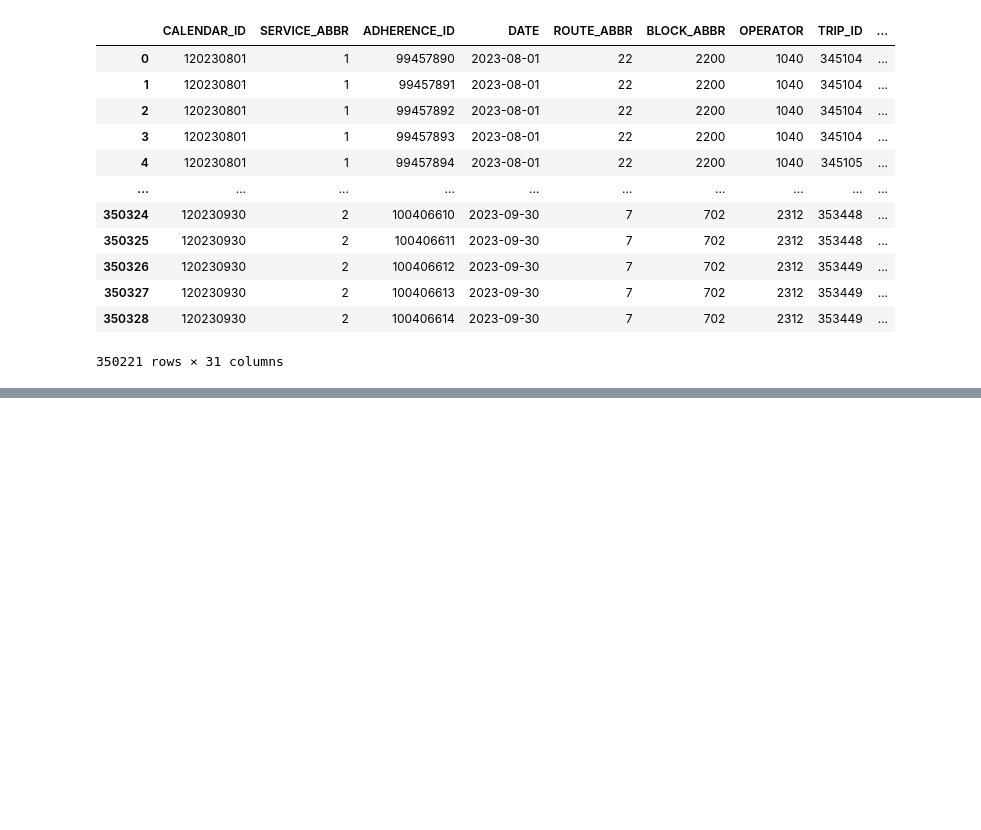
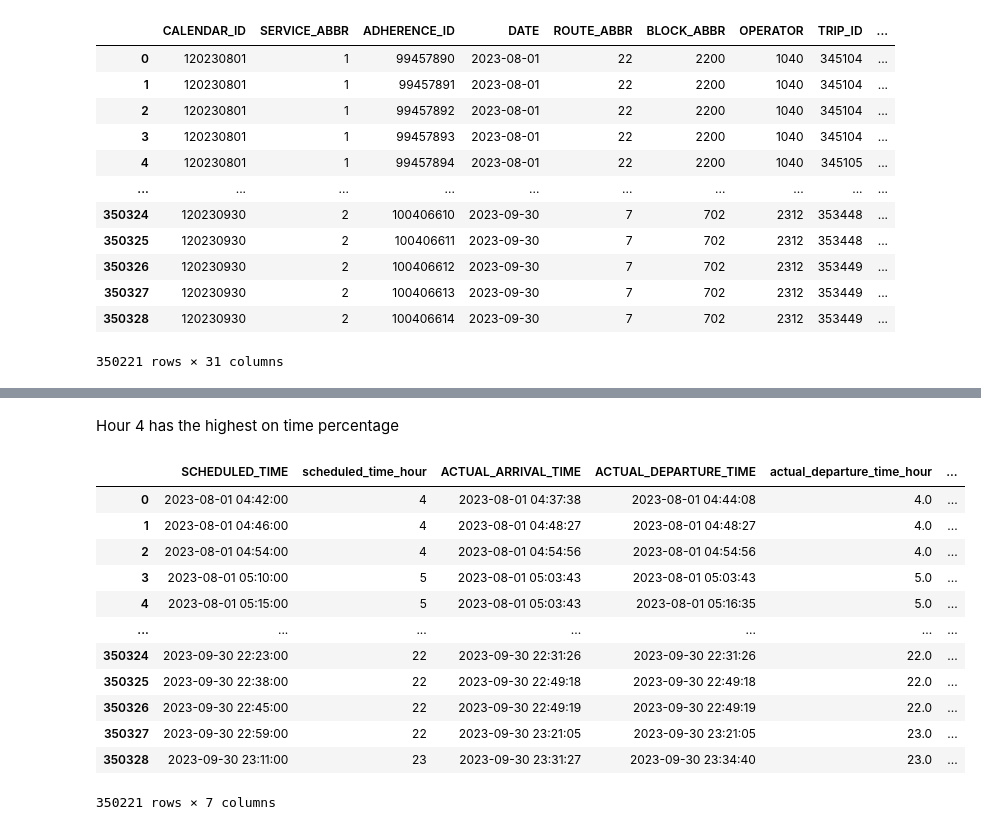
Before and after one commit to NSS-Data-Analytics-Cohort-11/wego-the-great-khans, a Jupyter notebook: notebooks/wego.ipynb, the cells around one changed output, grey strips where cells are left out. Saved outputs shown, nothing was run; the diff lists cells and outputs as text; code cells hidden in the pictures; blank space fills up the shorter version.

```diff
--- a/notebooks/wego.ipynb
+++ b/notebooks/wego.ipynb
@@ -172,0 +446,2 @@ from_downtown['HDWY_DEV_PERCENT'].mean()
+# %%
+wego_clean['SCHEDULED_TIME'] = pd.to_datetime(wego_clean['SCHEDULED_TIME'])
@@ -172,0 +503,2 @@ from_downtown['HDWY_DEV_PERCENT'].mean()
+# %%
+wego_clean['DAY_OF_WEEK'] = wego_clean['SCHEDULED_TIME'].dt.dayofweek  # Monday=0, Sunday=6
@@ -172,0 +593,2 @@ from_downtown['HDWY_DEV_PERCENT'].mean()
+# %%
+wego_clean['scheduled_time_hour'] = wego_clean['SCHEDULED_TIME'].dt.hour
@@ -172,0 +601,2 @@ from_downtown['HDWY_DEV_PERCENT'].mean()
+# %%
+wego_clean['actual_departure_time_hour'] = wego_clean['ACTUAL_DEPARTURE_TIME'].dt.hour
@@ -172,0 +672,18 @@ from_downtown['HDWY_DEV_PERCENT'].mean()
+# %% [markdown]
+Hour 4 has the highest on time percentage
+# %%
+wego_clean[['SCHEDULED_TIME', 'scheduled_time_hour', 'ACTUAL_ARRIVAL_TIME', 'ACTUAL_DEPARTURE_TIME', 'actual_departure_time_hour', 'DAY_OF_WEEK', 'ADHERENCE']]
+# %% [output]
+|  | SCHEDULED_TIME | scheduled_time_hour | ACTUAL_ARRIVAL_TIME | ACTUAL_DEPARTURE_TIME | actual_departure_time_hour | ... |
+| 0 | 2023-08-01 04:42:00 | 4 | 2023-08-01 04:37:38 | 2023-08-01 04:44:08 | 4.0 | ... |
+| 1 | 2023-08-01 04:46:00 | 4 | 2023-08-01 04:48:27 | 2023-08-01 04:48:27 | 4.0 | ... |
+| 2 | 2023-08-01 04:54:00 | 4 | 2023-08-01 04:54:56 | 2023-08-01 04:54:56 | 4.0 | ... |
+| 3 | 2023-08-01 05:10:00 | 5 | 2023-08-01 05:03:43 | 2023-08-01 05:03:43 | 5.0 | ... |
+| 4 | 2023-08-01 05:15:00 | 5 | 2023-08-01 05:03:43 | 2023-08-01 05:16:35 | 5.0 | ... |
+| ... | ... | ... | ... | ... | ... | ... |
+| 350324 | 2023-09-30 22:23:00 | 22 | 2023-09-30 22:31:26 | 2023-09-30 22:31:26 | 22.0 | ... |
+| 350325 | 2023-09-30 22:38:00 | 22 | 2023-09-30 22:49:18 | 2023-09-30 22:49:18 | 22.0 | ... |
+| 350326 | 2023-09-30 22:45:00 | 22 | 2023-09-30 22:49:19 | 2023-09-30 22:49:19 | 22.0 | ... |
+| 350327 | 2023-09-30 22:59:00 | 22 | 2023-09-30 23:21:05 | 2023-09-30 23:21:05 | 23.0 | ... |
+| 350328 | 2023-09-30 23:11:00 | 23 | 2023-09-30 23:31:27 | 2023-09-30 23:34:40 | 23.0 | ... |
+350221 rows × 7 columns
```
Also changed, not shown: parts of 54 cells of this notebook.
